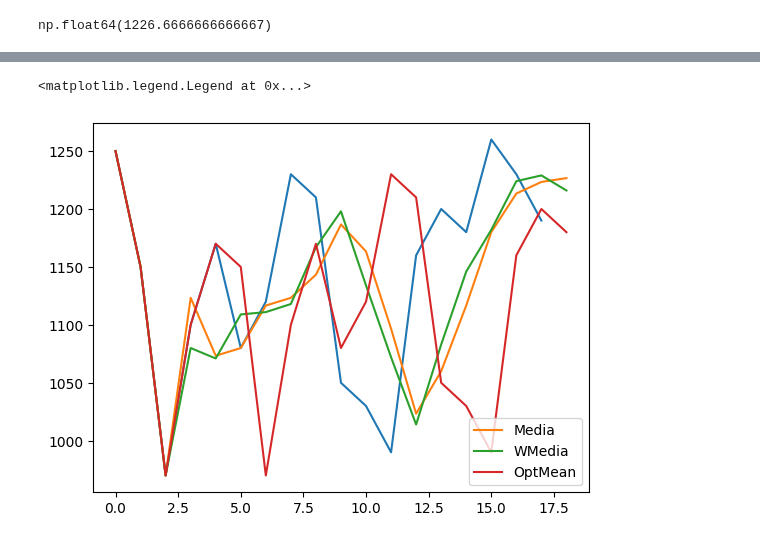
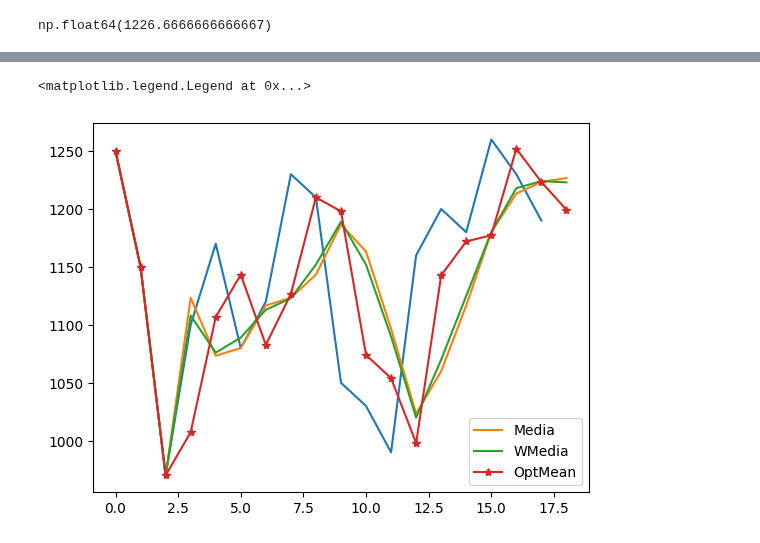
Before and after one commit to asegura4488/MetodosComputacionales1, a Jupyter notebook: Semana11/MediaMovil.ipynb, the cells around one changed output, grey strips where cells are left out. Saved outputs shown, nothing was run; the diff lists cells and outputs as text; code cells hidden in the pictures.

```diff
--- a/Semana11/MediaMovil.ipynb
+++ b/Semana11/MediaMovil.ipynb
@@ -105,5 +111,6 @@ plt.legend()
 # %%
 # Definamos la funcion de perdida
 def GetError(x,y):
-  #return np.mean((x-y)**2)
-  return np.mean(np.abs(x-y))
+  error = np.abs(x-y)
+  #print(error)
+  return np.mean(error)
@@ -111,5 +122,5 @@ def GetError(x,y):
 def Cost(w):
 
   Wmedia = GetWeightedMediaMovil(x,w)
-  Error = GetError(x,Wmedia[-1])
+  Error = GetError(x,Wmedia[:-1])
   return Error
@@ -127,8 +132,10 @@ def restriccion(w):
 # %%
-w0 = np.array([0.2,0.2,0.2,0.2,0.2])
-constraints = ( {'type': 'eq', 'fun': restriccion} )
-bounds = [(0,1) for _ in range(len(w0))]
-from scipy import optimize
-result = optimize.minimize(Cost,w0,constraints = constraints,bounds = bounds)
-result
+w0 = np.array([0.3,0.3,0.4])
+constraints = ({'type': 'eq', 'fun': lambda w: np.sum(w) -1 } )
+bounds = [(0.,1.) for _ in range(len(w0))]
+result = optimize.minimize(Cost,w0,
+                           options={"disp":True},
+                           bounds = bounds,
+                           constraints=constraints,
+                           tol = 1e-5)
 # %% [output]
@@ -148,0 +147,6 @@ array([0., 1., 0., 0., 0.])
+# %%
+if result.success:
+  wopt = result.x
+  print(np.round(wopt,3),np.sum(wopt))
+else:
+  raise ValueError(result.message)
@@ -155,9 +161,9 @@ optmean = GetWeightedMediaMovil(x,wopt)
 # %%
 plt.plot(x)
 plt.plot(media,label='Media')
 plt.plot(Wmedia,label='WMedia')
-plt.plot(optmean,label='OptMean')
+plt.plot(optmean,marker='*',label='OptMean')
 plt.legend()
 # %% [output]
 <matplotlib.legend.Legend at 0x...>
-[figure, old version]
+[figure, new version]
```
Also changed, not shown: parts of 14 cells of this notebook.
